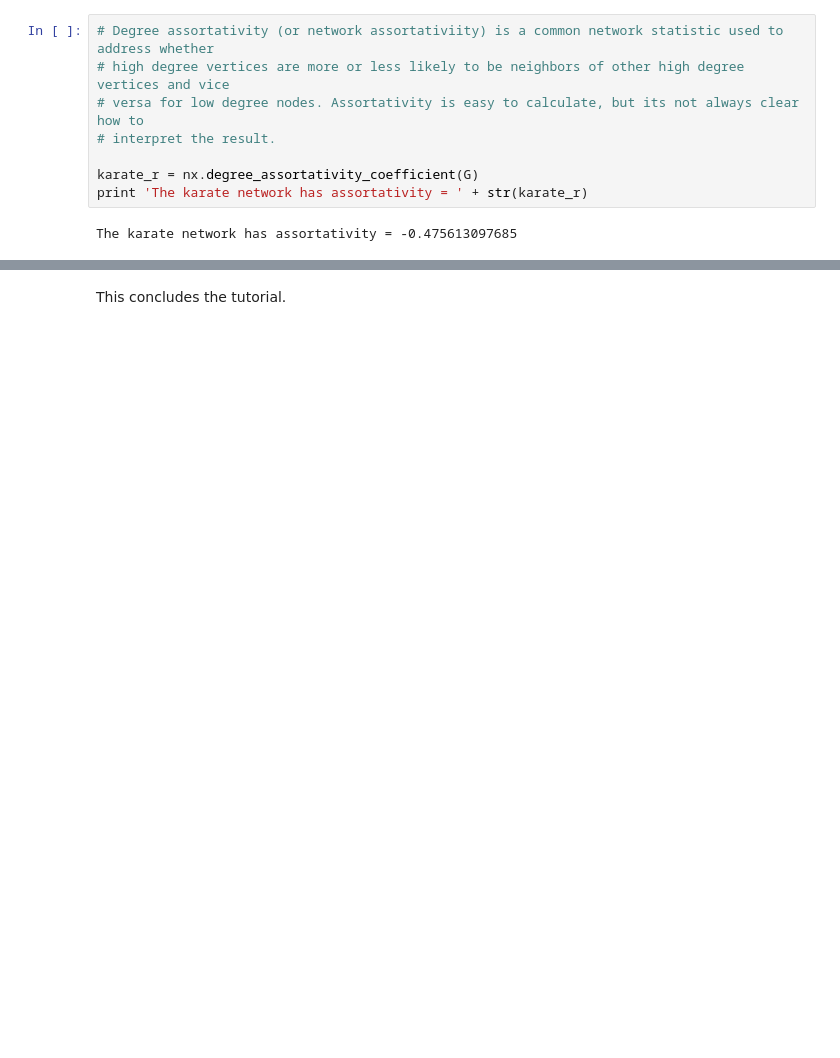
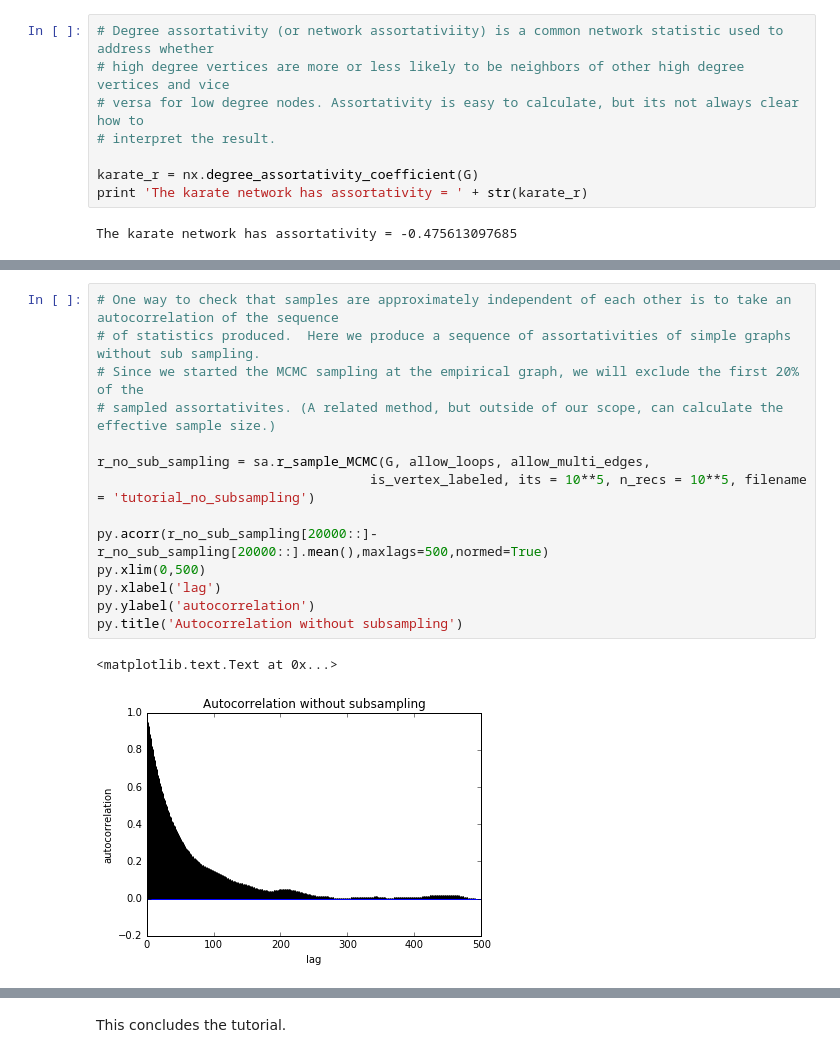
Before and after one commit to joelnish/double-edge-swap-mcmc, a Jupyter notebook: dbl_edge_worksheet.ipynb, the cells around one changed output, grey strips where cells are left out. Saved outputs shown, nothing was run; the diff lists cells and outputs as text; blank space fills up the shorter version.

```diff
--- a/dbl_edge_worksheet.ipynb
+++ b/dbl_edge_worksheet.ipynb
@@ -159,0 +160,17 @@ py.xlim(-1,1)
+# %%
+# One way to check that samples are approximately independent of each other is to take an autocorrelation of the sequence
+# of statistics produced.  Here we produce a sequence of assortativities of simple graphs without sub sampling.
+# Since we started the MCMC sampling at the empirical graph, we will exclude the first 20% of the
+# sampled assortativites. (A related method, but outside of our scope, can calculate the effective sample size.)
+
+r_no_sub_sampling = sa.r_sample_MCMC(G, allow_loops, allow_multi_edges,
+                                   is_vertex_labeled, its = 10**5, n_recs = 10**5, filename = 'tutorial_no_subsampling')
+
+py.acorr(r_no_sub_sampling[20000::]-r_no_sub_sampling[20000::].mean(),maxlags=500,normed=True)
+py.xlim(0,500)
+py.xlabel('lag')
+py.ylabel('autocorrelation')
+py.title('Autocorrelation without subsampling')
+# %% [output]
+<matplotlib.text.Text at 0x...>
+[figure, added]
```
Also changed, not shown: parts of 9 cells of this notebook.
